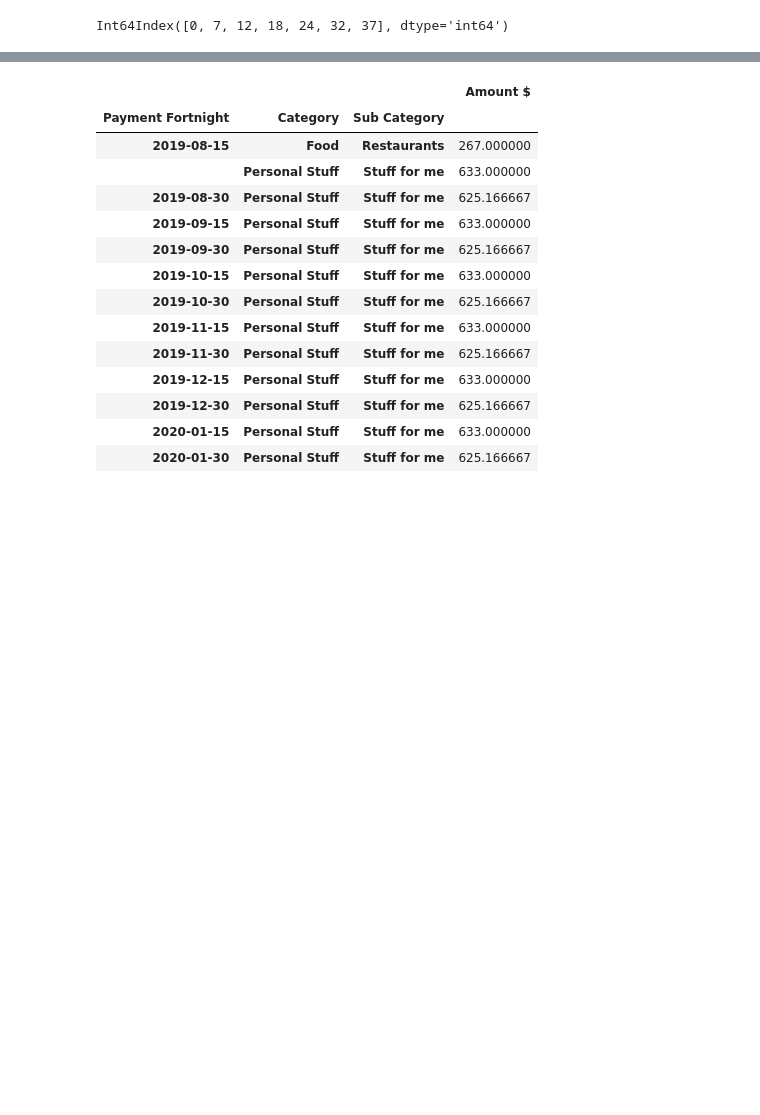
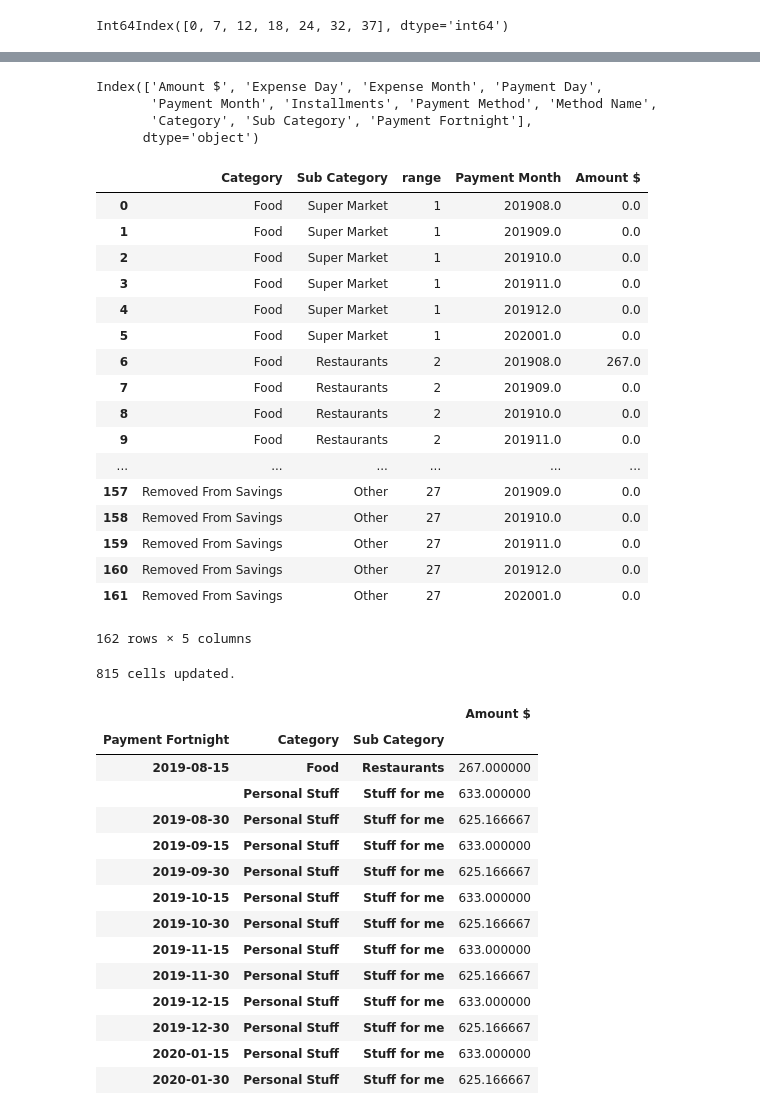
Before and after one commit to Jordi-Ab/personal_finance, a Jupyter notebook: write to google sheet.ipynb, the cells around one changed output, grey strips where cells are left out. Cells and saved outputs as stored; diff of their text form; code cells hidden in the pictures; blank space fills up the shorter version.

```diff
--- a/write to google sheet.ipynb
+++ b/write to google sheet.ipynb
@@ -91,8 +110,11 @@ for i in range(1,len(separations)):
     cats[i] =  cat.iloc[0]
     sc = {}
     for j, c in enumerate(cat.iloc[1:]):
-
         sc[j+1] = c
     sub_cats[cat.iloc[0]] = sc
 cat = categories_titles.loc[separations[-1]+1:, 'Variable Expenses']
 cats[len(separations)] =  cat.iloc[0]
+sc = {}
+for j, c in enumerate(cat.iloc[1:]):
+    sc[j+1] = c
+sub_cats[cat.iloc[0]] = sc
@@ -183,0 +121,3 @@ categories_titles
+# %%
+cats_template = hlp.categoriesTemplate(sub_cats).sort_index()
+cats_template['range'] = np.arange(1, cats_template.shape[0]+1)
@@ -227,0 +179,54 @@ pd.pivot_table(
+# %%
+cur_data.columns
+# %% [output]
+Index(['Amount $', 'Expense Day', 'Expense Month', 'Payment Day',
+       'Payment Month', 'Installments', 'Payment Method', 'Method Name',
+       'Category', 'Sub Category', 'Payment Fortnight'],
+      dtype='object')
+# %%
+monthly_pivot = pd.pivot_table(
+    cur_data,
+    values = 'Amount $',
+    columns='Payment Month',
+    aggfunc='sum',
+    index=['Category', 'Sub Category']
+).reset_index()
+# %%
+data_with_all_cats = pd.merge(
+    cats_template,
+    monthly_pivot,
+    on = ['Category', 'Sub Category'],
+    how='left'
+).fillna(0)
+
+pivoted_to_write_on_gsheet = pd.DataFrame(
+    data_with_all_cats.set_index(
+        ['Category', 'Sub Category', 'range']
+    ).stack()
+).reset_index().rename(
+    columns={
+        'level_3': 'Payment Month',
+        0: 'Amount $'
+    }
+)
+# %%
+pivoted_to_write_on_gsheet
+# %% [output]
+|  | Category | Sub Category | range | Payment Month | Amount $ |
+| 0 | Food | Super Market | 1 | 201908.0 | 0.0 |
+| 1 | Food | Super Market | 1 | 201909.0 | 0.0 |
+| 2 | Food | Super Market | 1 | 201910.0 | 0.0 |
+| 3 | Food | Super Market | 1 | 201911.0 | 0.0 |
+| 4 | Food | Super Market | 1 | 201912.0 | 0.0 |
+| 5 | Food | Super Market | 1 | 202001.0 | 0.0 |
+| 6 | Food | Restaurants | 2 | 201908.0 | 267.0 |
+| 7 | Food | Restaurants | 2 | 201909.0 | 0.0 |
+| 8 | Food | Restaurants | 2 | 201910.0 | 0.0 |
+| 9 | Food | Restaurants | 2 | 201911.0 | 0.0 |
+| ... | ... | ... | ... | ... | ... |
+| 157 | Removed From Savings | Other | 27 | 201909.0 | 0.0 |
+| 158 | Removed From Savings | Other | 27 | 201910.0 | 0.0 |
+| 159 | Removed From Savings | Other | 27 | 201911.0 | 0.0 |
+| 160 | Removed From Savings | Other | 27 | 201912.0 | 0.0 |
+| 161 | Removed From Savings | Other | 27 | 202001.0 | 0.0 |
+162 rows × 5 columns
@@ -228,3 +246,19 @@ pd.pivot_table(
+# %%
+data = [
+    {
+        'range': 'monthly data!B2',
+        'values': list_of_rows.tolist()
+    }
+]
+body = {
+    'valueInputOption': 'RAW',
+    'data': data
+}
+result = service.spreadsheets().values().batchUpdate(
+    spreadsheetId='14a36tesQZ2AH0aIEdG5Ch2F8iVyrnXCvlxeASLX47N4', body=body).execute()
+print('{0} cells updated.'.format(result.get('totalUpdatedCells')))
+# %% [output]
+815 cells updated.
 # %%
 monthly_data#.unstack(0)
 # %% [output]
```
Also changed, not shown: parts of 29 cells of this notebook, 4 other files.
